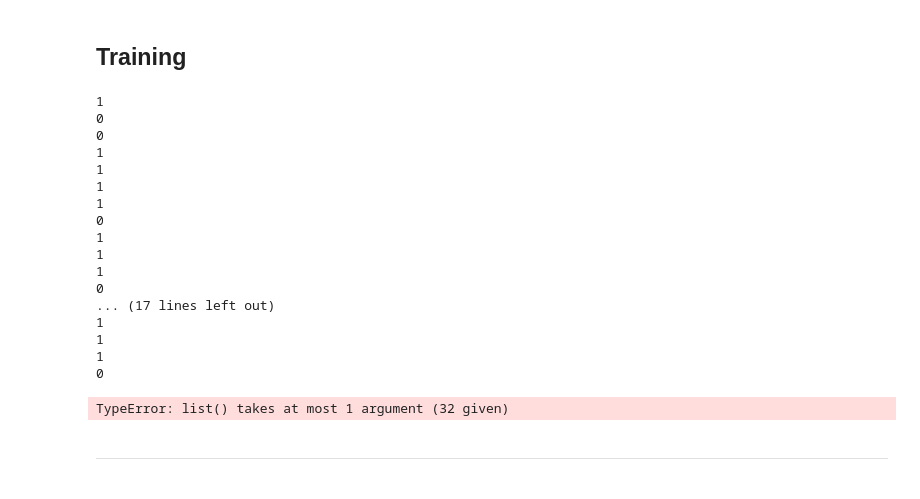
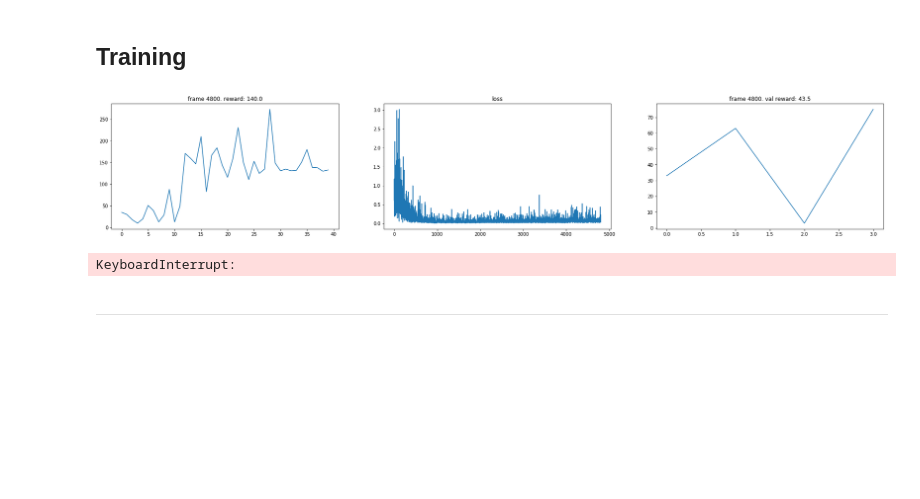
Before and after one commit to behzadhaghgoo/cs379c-project, a Jupyter notebook: 4.prioritized dqn.ipynb, the cells around one changed output. Cells and saved outputs as stored; diff of their text form; code cells hidden in the pictures; blank space fills up the shorter version.

```diff
--- a/4.prioritized dqn.ipynb
+++ b/4.prioritized dqn.ipynb
@@ -97,6 +102,7 @@ plt.plot([beta_by_frame(i) for i in range(10000)])
 # %%
 env_id = "CartPole-v0"
 env = gym.make(env_id)
+val_env = gym.make(env_id)
 # %%
 epsilon_start = 1.0
 epsilon_final = 0.01
@@ -131,8 +137,10 @@ class DQN(nn.Module):
             state   = Variable(torch.FloatTensor(state).unsqueeze(0), volatile=True)
             q_value = self.forward(state)
             action  = q_value.max(1)[1].data[0]
+            action = int(action)
         else:
             action = random.randrange(env.action_space.n)
+            action = int(action)
         return action
 # %%
 current_model = DQN(env.observation_space.shape[0], env.action_space.n)
@@ -183,72 +192,82 @@ def compute_td_loss(batch_size, beta):
 
     return loss
 # %%
-def plot(frame_idx, rewards, losses):
+def plot(frame_idx, rewards, losses, val_rewards):
     clear_output(True)
-    plt.figure(figsize=(20,5))
+    plt.figure(figsize=(30,5))
     plt.subplot(131)
     plt.title('frame %s. reward: %s' % (frame_idx, np.mean(rewards[-10:])))
     plt.plot(rewards)
     plt.subplot(132)
     plt.title('loss')
     plt.plot(losses)
+    plt.subplot(133)
+    plt.title('frame %s. val reward: %s' % (frame_idx, np.mean(val_rewards[-10:])))
+    plt.plot(val_rewards)
     plt.show()
 # %% [markdown]
 <h2>Training</h2>
+# %%
+def test():
+    epsilon = 0
+    episode_reward = 0
+    state = val_env.reset()
+    with torch.no_grad():
+        while True:
+            action = current_model.act(state, epsilon)
+            if action != int(action):
+                action = action.numpy()[0]
+
+            next_state, reward, done, _ = env.step(action)
+            state = next_state
+            episode_reward += reward
+
+            if done:
+                state = env.reset()
+                return episode_reward
 # %%
 num_frames = 10000
 batch_size = 32
 gamma      = 0.99
 
 losses = []
 all_rewards = []
+validation_rewards = []
 episode_reward = 0
 
 state = env.reset()
 for frame_idx in range(1, num_frames + 1):
     epsilon = epsilon_by_frame(frame_idx)
     action = current_model.act(state, epsilon)
-    print(action)
+    if action != int(action):
+        action = action.numpy()[0]
+
     next_state, reward, done, _ = env.step(action)
     replay_buffer.push(state, action, reward, next_state, done)
 
     state = next_state
     episode_reward += reward
 
     if done:
+        #print("state counts: {}".format(replay_buffer.states_count))
         state = env.reset()
         all_rewards.append(episode_reward)
         episode_reward = 0
 
     if len(replay_buffer) > batch_size:
         beta = beta_by_frame(frame_idx)
         loss = compute_td_loss(batch_size, beta)
-        losses.append(loss.data[0])
+        losses.append(loss.data.tolist())
 
     if frame_idx % 200 == 0:
-        plot(frame_idx, all_rewards, losses)
+        plot(frame_idx, all_rewards, losses, validation_rewards)
+        validation_rewards.append(test())
 
     if frame_idx % 1000 == 0:
         update_target(current_model, target_model)
 # %% [output]
+[figure, added]
-1
-0
-0
-1
-1
-1
-1
-0
-1
-1
-1
-0
-... (17 lines left out)
-1
-1
-1
-0
+KeyboardInterrupt:
-TypeError: list() takes at most 1 argument (32 given)
 # %% [markdown]
 <p><hr></p>
 # %% [markdown]
```
Also changed, not shown: parts of 22 cells of this notebook.
